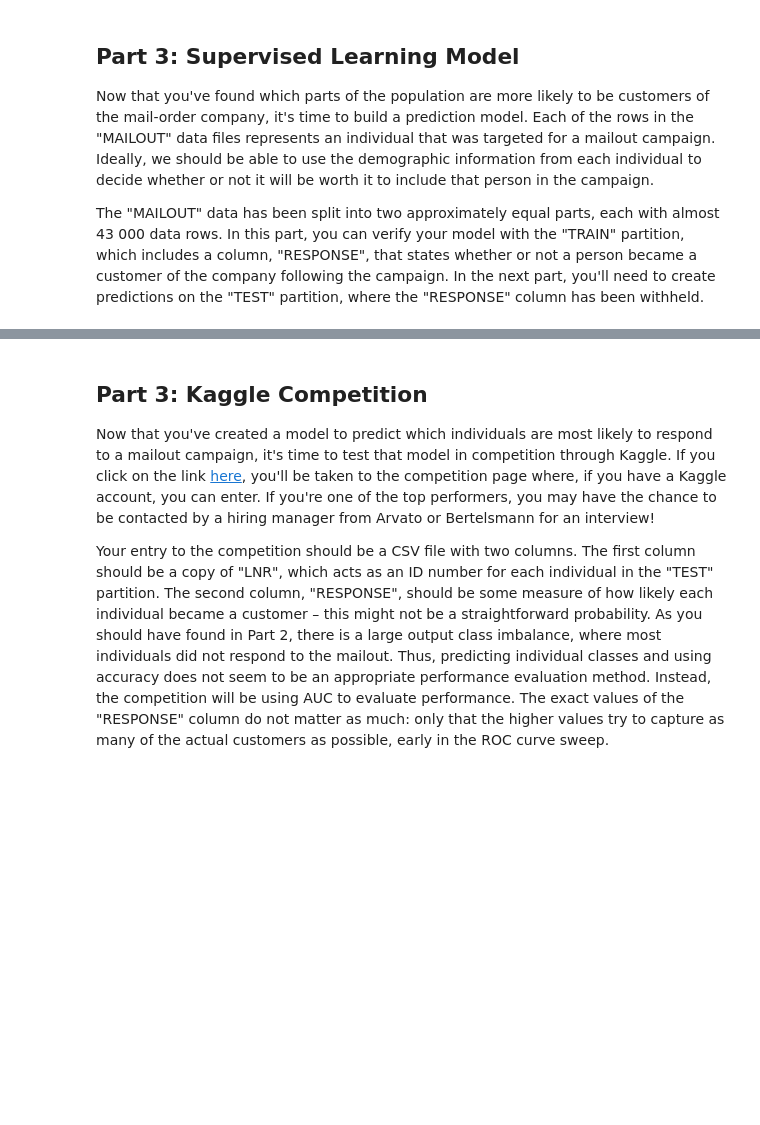
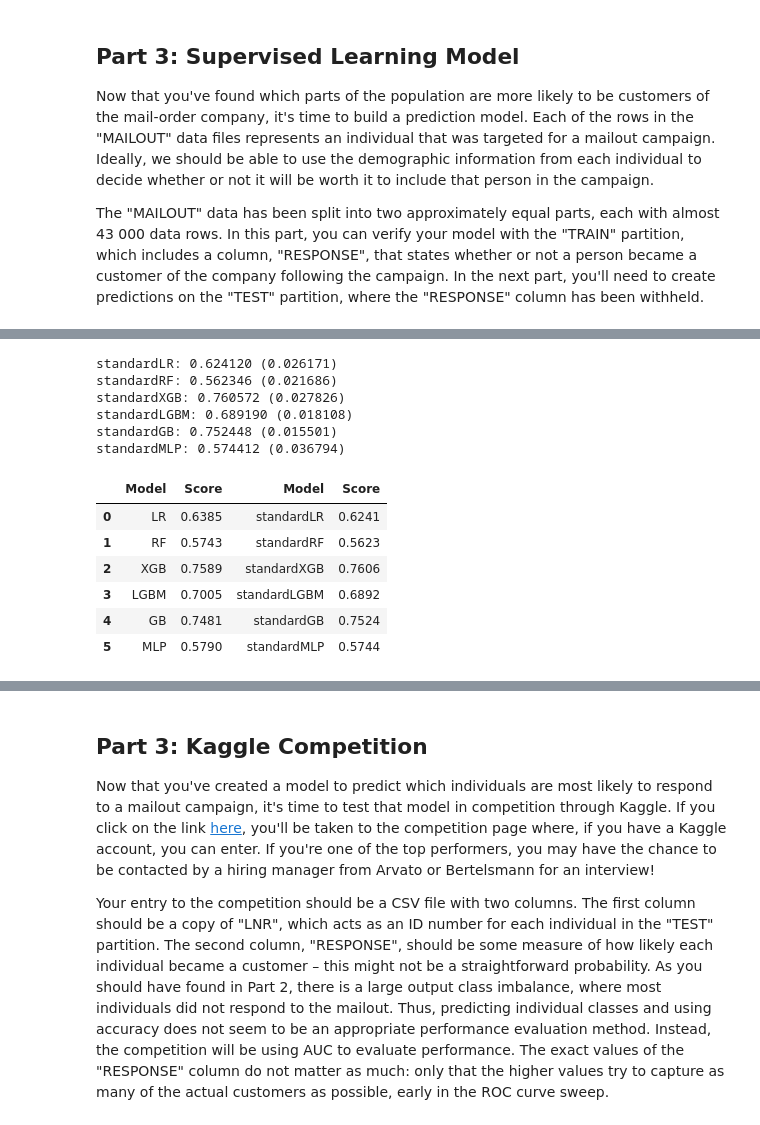
Before and after one commit to michanN/capstone-arvato, a Jupyter notebook: Arvato Project Workbook.ipynb, the cells around one changed output, grey strips where cells are left out. Saved outputs shown, nothing was run; the diff lists cells and outputs as text; code cells hidden in the pictures; blank space fills up the shorter version.

```diff
--- a/Arvato Project Workbook.ipynb
+++ b/Arvato Project Workbook.ipynb
@@ -700,0 +776,18 @@ mailout_train = pd.read_csv('../../data/Term2/capstone/arvato_data/Udacity_MAILO
+# %%
+def get_scaled_preprocess(type_of_scaler):
+
+    if type_of_scaler == 'standard':
+        scaler = StandardScaler()
+    elif type_of_scaler == 'minmax':
+        scaler = MinMaxScaler()
+
+    pipelines = []
+    pipelines.append((type_of_scaler+'LR', Pipeline([('Scaler', scaler), ('LR', LogisticRegression(solver='liblinear', random_state=SEED))])))
+    pipelines.append((type_of_scaler+'RF', Pipeline([('Scaler', scaler), ('RF', RandomForestClassifier(n_estimators=100, random_state=SEED))])))
+    pipelines.append((type_of_scaler+'XGB', Pipeline([('Scaler', scaler), ('XGB', xgb.XGBClassifier(random_state=SEED))])))
+    pipelines.append((type_of_scaler+'LGBM', Pipeline([('Scaler', scaler), ('LGBM', lgb.LGBMClassifier(random_state=SEED))])))
+    pipelines.append((type_of_scaler+'GB', Pipeline([('Scaler', scaler), ('GB', GradientBoostingClassifier(random_state=SEED))])))
+    pipelines.append((type_of_scaler+'MLP', Pipeline([('Scaler', scaler), ('MLP', MLPClassifier(random_state=SEED))])))
+
+
+    return pipelines
@@ -700,0 +829,22 @@ mailout_train = pd.read_csv('../../data/Term2/capstone/arvato_data/Udacity_MAILO
+# %%
+# standard scaler
+models = get_scaled_preprocess('standard')
+names, results = evaluate(X_train, y_train, models)
+standard_scaler_score = create_score_df(names, results)
+
+df_score = pd.concat([baseline_score, standard_scaler_score], axis=1)
+df_score
+# %% [output]
+standardLR: 0.624120 (0.026171)
+standardRF: 0.562346 (0.021686)
+standardXGB: 0.760572 (0.027826)
+standardLGBM: 0.689190 (0.018108)
+standardGB: 0.752448 (0.015501)
+standardMLP: 0.574412 (0.036794)
+|  | Model | Score | Model | Score |
+| 0 | LR | 0.6385 | standardLR | 0.6241 |
+| 1 | RF | 0.5743 | standardRF | 0.5623 |
+| 2 | XGB | 0.7589 | standardXGB | 0.7606 |
+| 3 | LGBM | 0.7005 | standardLGBM | 0.6892 |
+| 4 | GB | 0.7481 | standardGB | 0.7524 |
+| 5 | MLP | 0.5790 | standardMLP | 0.5744 |
```
Also changed, not shown: parts of 56 cells of this notebook, 2 other files.
